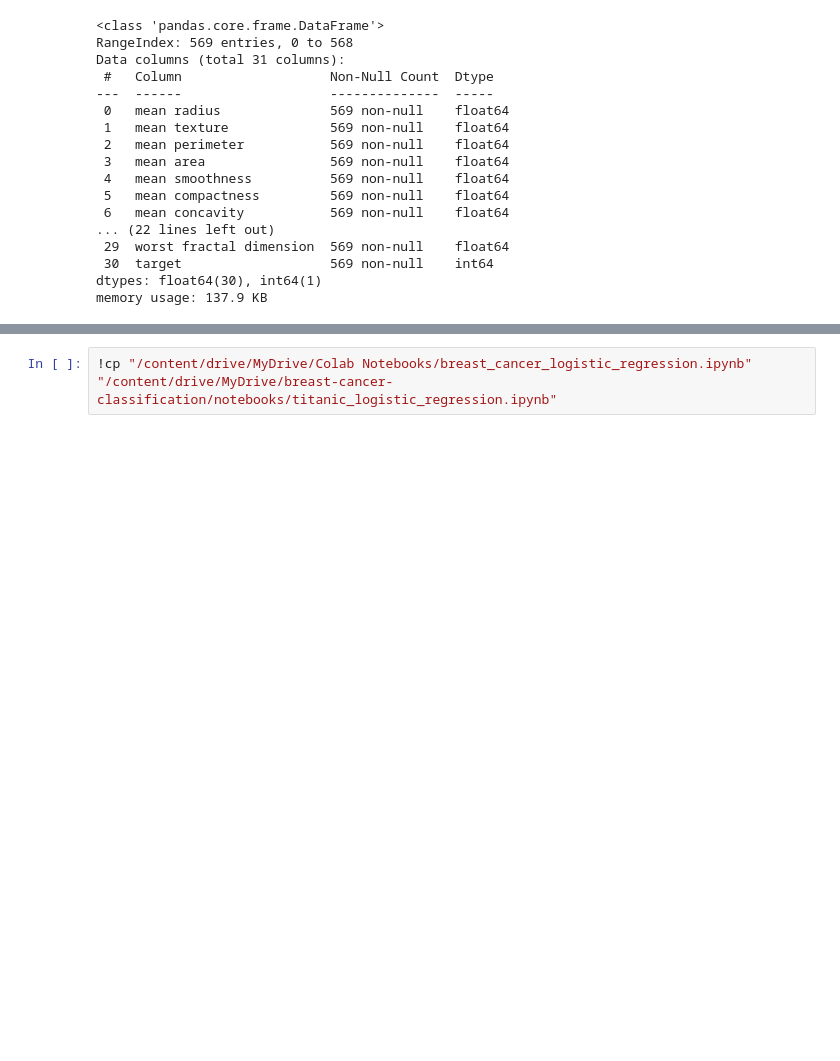
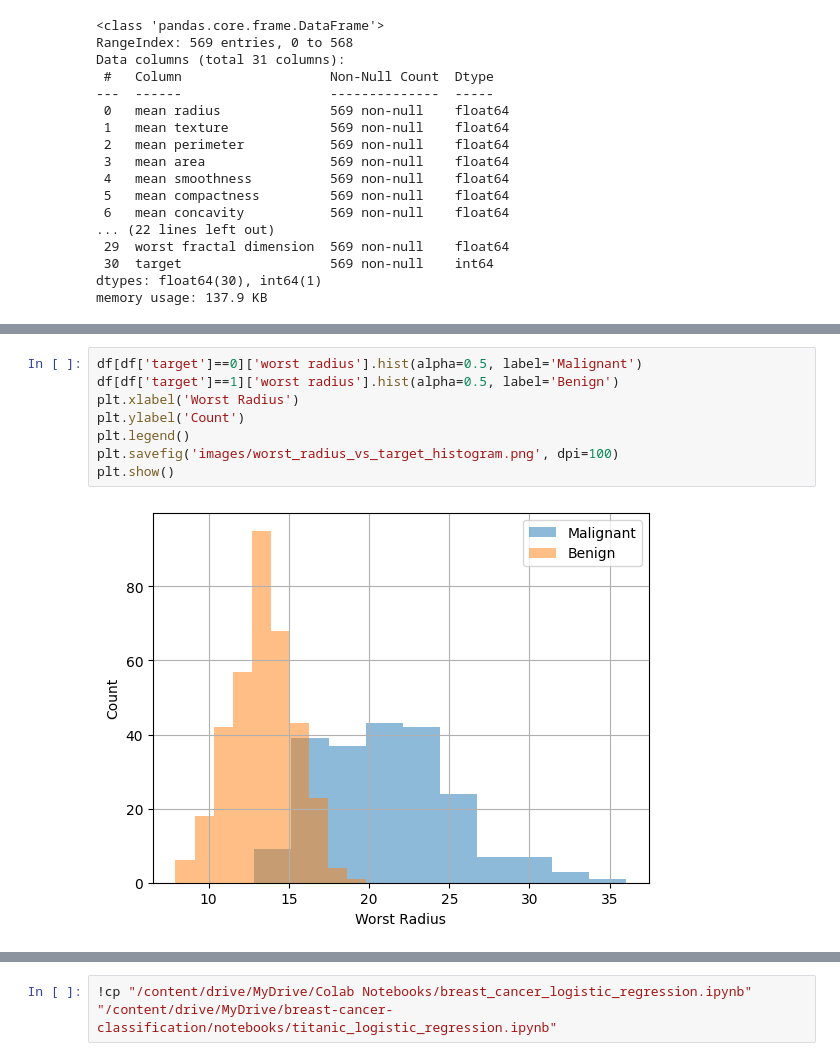
Before and after one commit to mim-1999/breast-cancer-classification, a Jupyter notebook: notebooks/breast_cancer_logistic_regression.ipynb, the cells around one changed output, grey strips where cells are left out. Drawn from its saved outputs; the diff is of its cells as text; blank space fills up the shorter version.

```diff
--- a/notebooks/breast_cancer_logistic_regression.ipynb
+++ b/notebooks/breast_cancer_logistic_regression.ipynb
@@ -92,0 +205,10 @@ memory usage: 137.9 KB
+# %%
+df[df['target']==0]['worst radius'].hist(alpha=0.5, label='Malignant')
+df[df['target']==1]['worst radius'].hist(alpha=0.5, label='Benign')
+plt.xlabel('Worst Radius')
+plt.ylabel('Count')
+plt.legend()
+plt.savefig('images/worst_radius_vs_target_histogram.png', dpi=100)
+plt.show()
+# %% [output]
+[figure, added]
```
Also changed, not shown: parts of 59 cells of this notebook.
